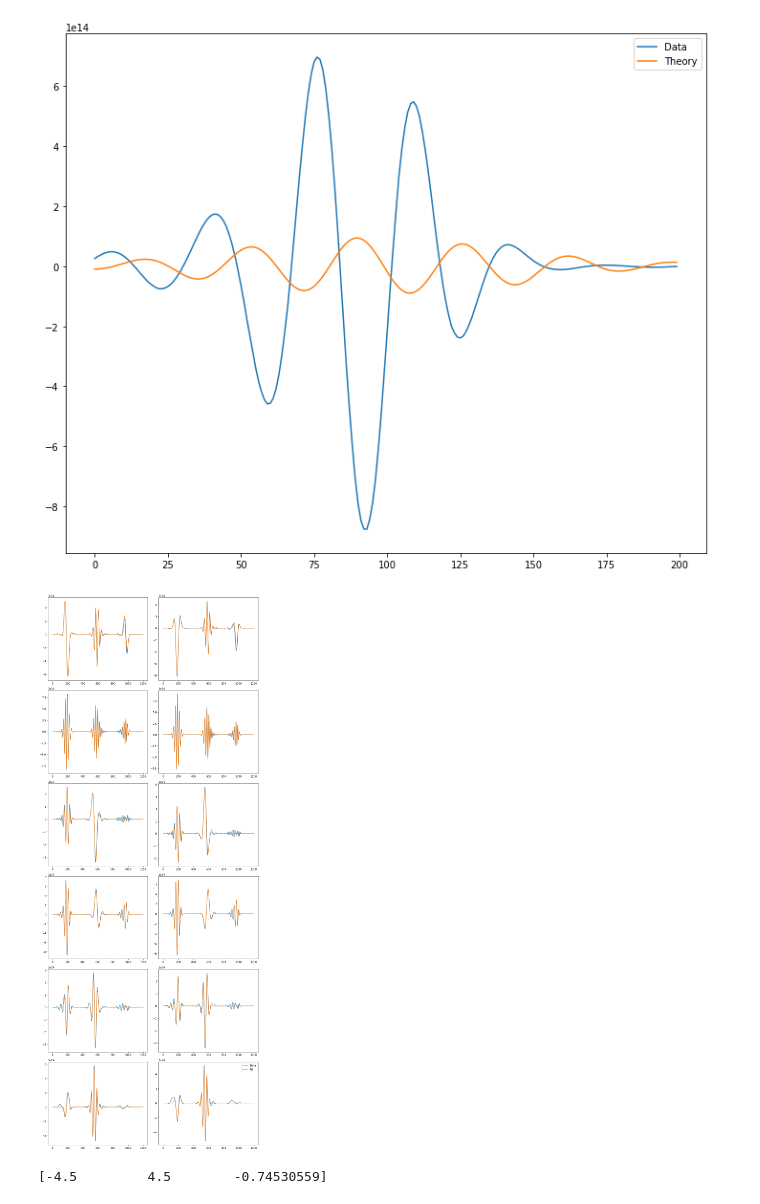
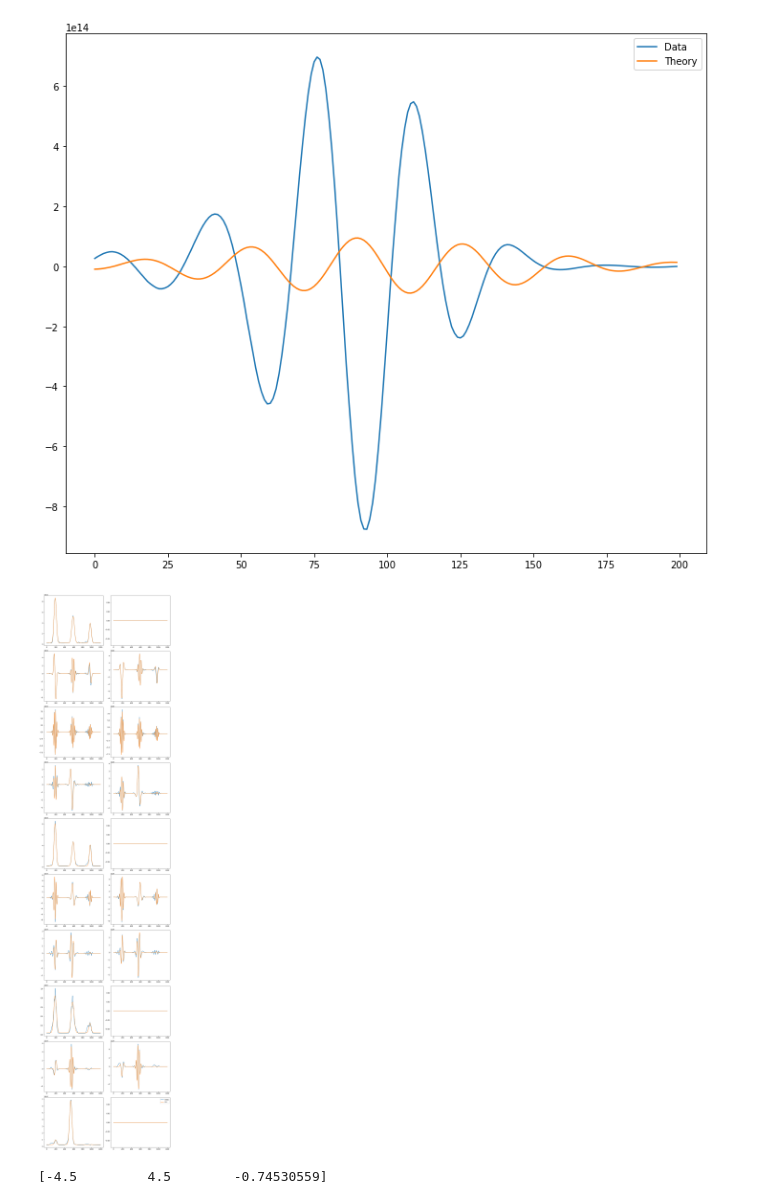
Before and after one commit to bmxdemo/bmxobs, a Jupyter notebook: towards1.ipynb, the cells around one changed output. Drawn from its saved outputs; the diff is of its cells as text; code cells hidden in the pictures.

```diff
--- a/towards1.ipynb
+++ b/towards1.ipynb
@@ -50,7 +50,7 @@ def gaussFit(params):
     fit = gauss(params)
     return D[ch][cut[0]:cut[1]].real-fit
 # %%
-cuts = [[0,400],[400,800],[800,1200],[2200,2600]]
+cuts = [[0,400],[400,800],[800,1200]]
 ch = 11
 
 alpha = []
@@ -116,10 +114,10 @@ plt.show()
 [figure]
 # %%
 cut = [0,1200]
-#channels = []
-channels = [12,13,14,23,24,34]
+channels = [11,12,13,14,22,23,24,33,34,44]
+#channels = [12,13,14,23,24,34]
 
-theory = TheoryPredictor(D, satAmp=0)
+theory = TheoryPredictor(D, satAmp=1e7)
 theory.setParameters({'A1_BEIDOU-3_M9_(C23)':2.90343274e+07,
                       'A1_GSAT0214_(PRN_E05)':2.49536311e+07,
                       'A1_GPS_BIIF-9__(PRN_26)':2.88461511e+07,
@@ -176,7 +174,7 @@ theory.setParameters({'A1_BEIDOU-3_M9_(C23)':2.90343274e+07,
                      })
 #print(theory.allParameters())
 
-names = [] #names of independent variables
+names = ['A_GPS_BIIF-10_(PRN_08)'] #names of independent variables
 
 def fitFunc(params):
     p = {}
@@ -199,35 +197,35 @@ def showFunc(params):
     theory.setParameters(p)
     Dout = []
     Pout = []
     for ch in channels:
         prediction = theory.output(ch)[cut[0]:cut[1]]
         data = D[ch][cut[0]:cut[1]]
         Dout.append([data.real,data.imag])
         Pout.append([prediction.real, prediction.imag])
     Dout = np.array(Dout)
     Pout = np.array(Pout)
     return Dout,Pout
 
-dat, fit = showFunc([])
+dat, fit = showFunc([3e7])
 
 fig = plt.figure(figsize = (12,5*len(channels)))
 axes = fig.subplots(nrows= len(dat), ncols=2)
 if len(dat)==1:
     axes = np.array([axes])
 
 for i,ch in enumerate(channels):
     axes[i][0].plot(dat[i,0],label='Data')
     axes[i][0].plot(fit[i,0],label='Fit')
 
     axes[i][1].plot(dat[i,1],label='Data')
     axes[i][1].plot(fit[i,1],label='Fit')
 
 plt.legend()
 
 plt.tight_layout()
 plt.show()
 # %% [output]
-[figure, old version]
+[figure, new version]
 # %%
 fit = least_squares(fitFunc,[-4.5,4.5,-0.75],
                     bounds=([-6,2,-4],[-2,6,4]))
```
Also changed, not shown: parts of 9 cells of this notebook, 1 other file.
